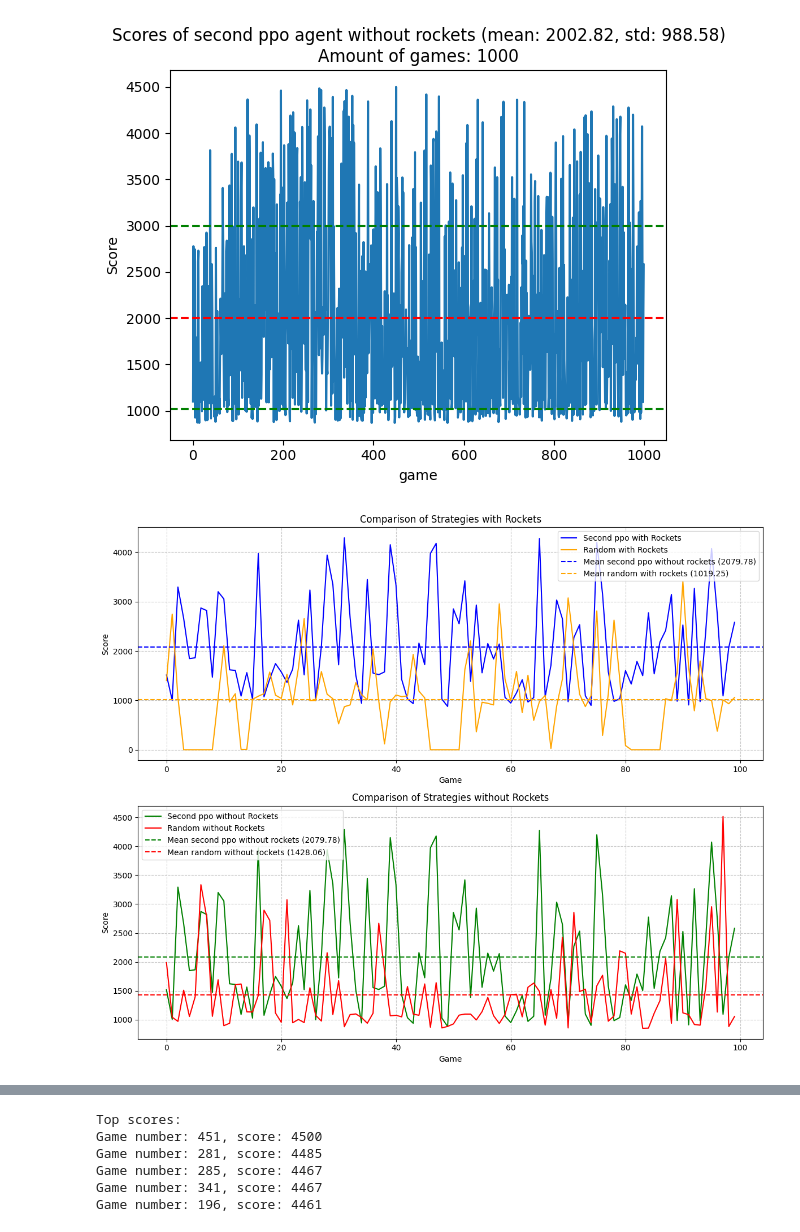
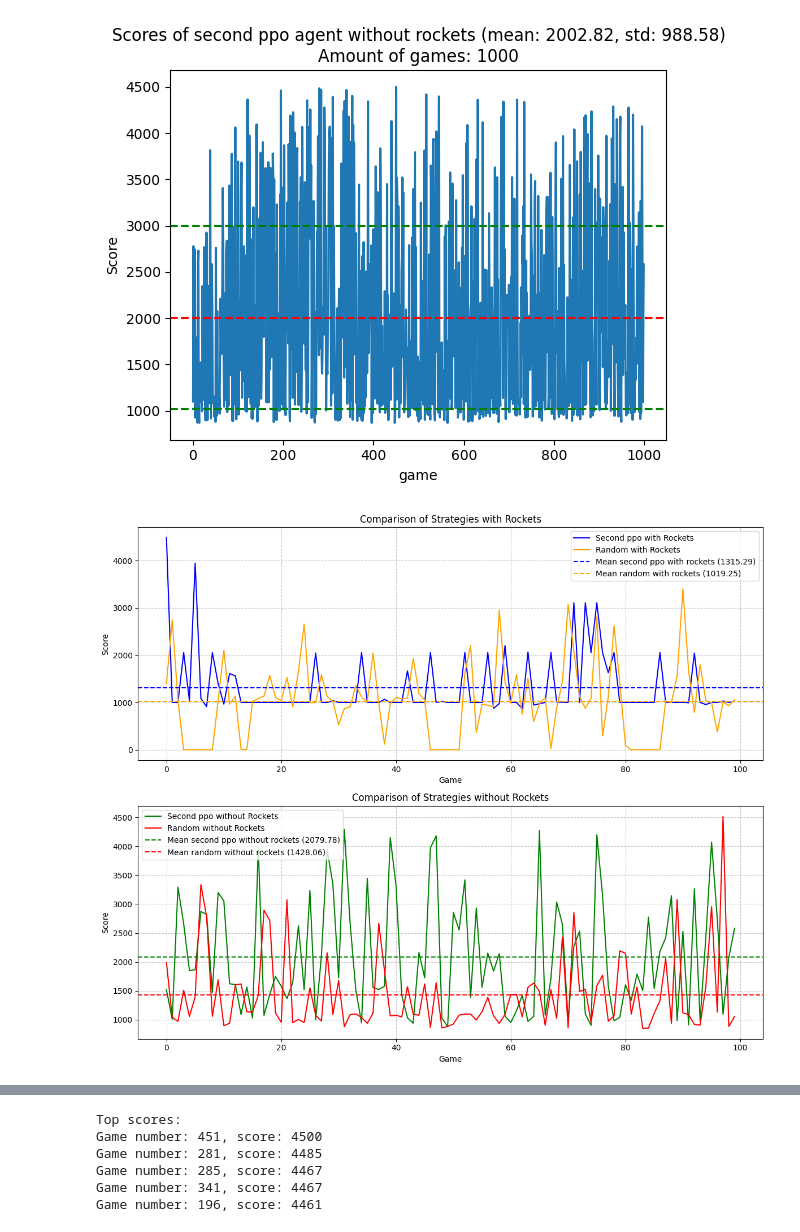
Before and after one commit to ShaharEli/JetpackJoyridePython, a Jupyter notebook: research.ipynb, the cells around one changed output, grey strips where cells are left out. Saved outputs shown, nothing was run; the diff lists cells and outputs as text; code cells hidden in the pictures.

```diff
--- a/research.ipynb
+++ b/research.ipynb
@@ -66,39 +66,39 @@ with open(random_without_rockets_path, "r") as f:
 fig, (ax1, ax2) = plt.subplots(2, 1, figsize=(12, 10))
 
 # Plot for strategies with rockets
-ax1.plot(second_ppo_without_rockets, label='Second ppo with Rockets', color='blue')
+ax1.plot(second_ppo_scores_with_rockets, label='Second ppo with Rockets', color='blue')
 ax1.plot(random_with_rockets, label='Random with Rockets', color='orange')
 # add means
-mean = np.mean(second_ppo_without_rockets)
+mean = np.mean(second_ppo_scores_with_rockets)
 mean_random = np.mean(random_with_rockets)
-ax1.axhline(y=mean, color="blue", linestyle="--", label=f"Mean second ppo without rockets ({mean:.2f})")
+ax1.axhline(y=mean, color="blue", linestyle="--", label=f"Mean second ppo with rockets ({mean:.2f})")
 ax1.axhline(y=mean_random, color="orange", linestyle="--", label=f"Mean random with rockets ({mean_random:.2f})")
 
 ax1.set_title('Comparison of Strategies with Rockets')
 ax1.set_xlabel('Game')
 ax1.set_ylabel('Score')
 ax1.legend()
 ax1.grid(True, linestyle='--', alpha=0.7)
 
 # Plot for strategies without rockets
 ax2.plot(second_ppo_without_rockets, label='Second ppo without Rockets', color='green')
 ax2.plot(random_without_rockets, label='Random without Rockets', color='red')
 ax2.set_title('Comparison of Strategies without Rockets')
 ax2.set_xlabel('Game')
 ax2.set_ylabel('Score')
 # add means
 mean = np.mean(second_ppo_without_rockets)
 mean_random = np.mean(random_without_rockets)
 ax2.axhline(y=mean, color="green", linestyle="--", label=f"Mean second ppo without rockets ({mean:.2f})")
 ax2.axhline(y=mean_random, color="red", linestyle="--", label=f"Mean random without rockets ({mean_random:.2f})")
 ax2.legend()
 ax2.grid(True, linestyle='--', alpha=0.7)
 
 # Adjust layout and show the plots
 plt.tight_layout()
 plt.show()
 # %% [output]
-[figure, old version]
+[figure, new version]
 # %%
 first_ppo_scores_without_rockets_path = "first_ppo_scores_without_rockets.json"
 first_ppo_scores_with_rockets_path = "first_ppo_scores_with_rockets.json"
```
Also changed, not shown: parts of 1 cell of this notebook.
